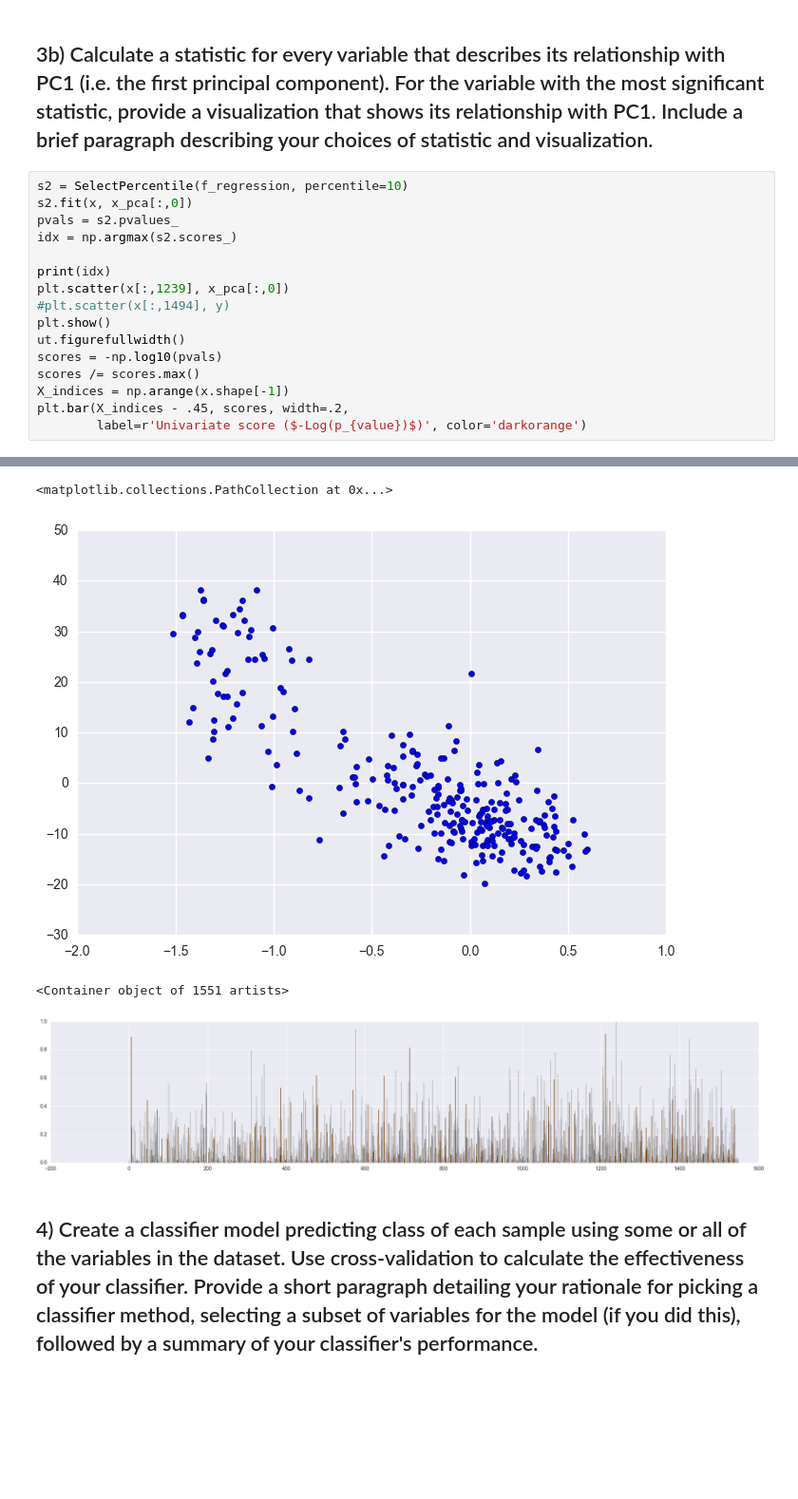
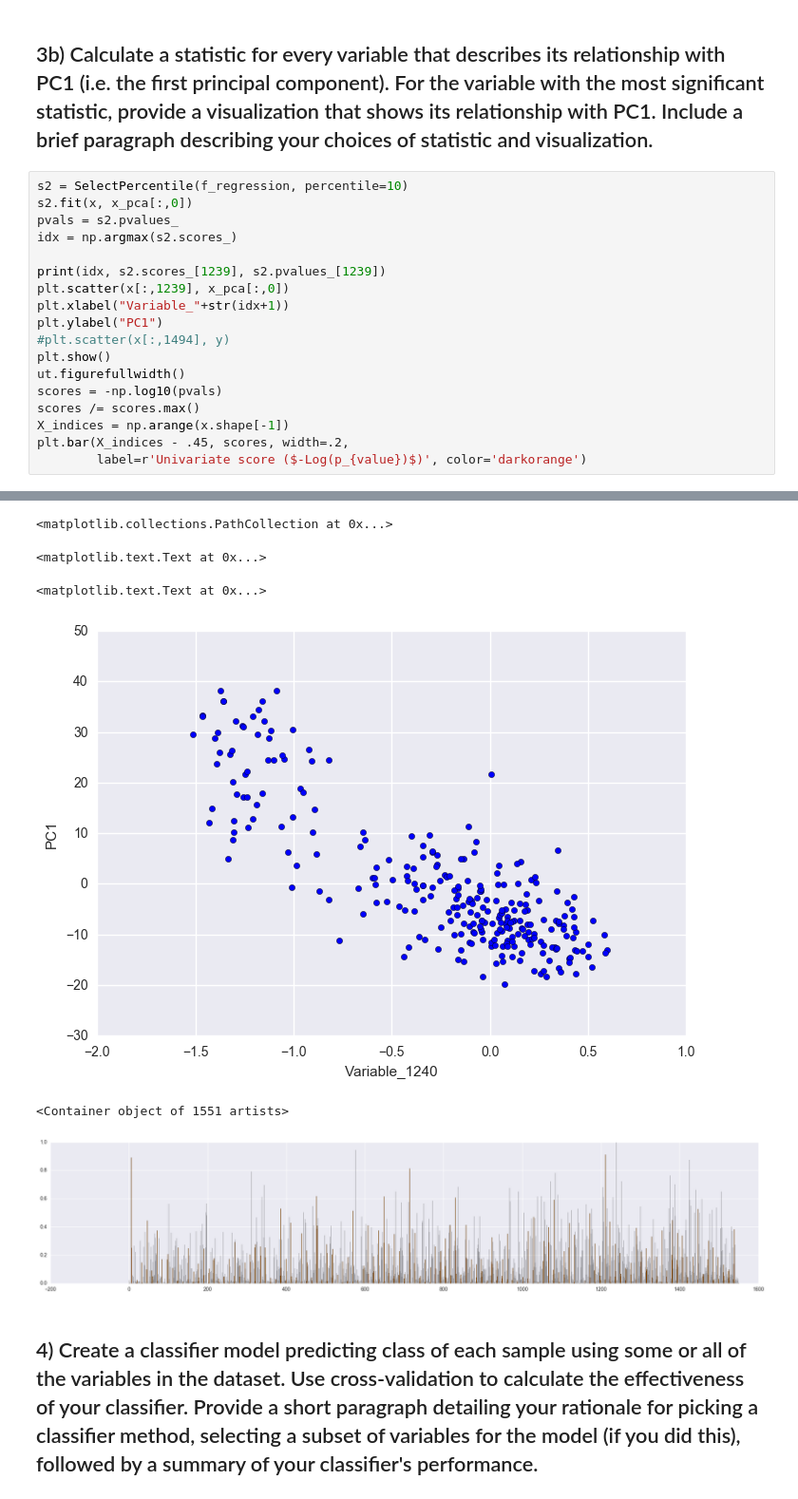
Before and after one commit to eresearchml/notebooks, a Jupyter notebook: ExploreAyasadi.ipynb, the cells around one changed output, grey strips where cells are left out. Shown at 95% size. Saved outputs shown, nothing was run; the diff lists cells and outputs as text; blank space fills up the shorter version.

```diff
--- a/ExploreAyasadi.ipynb
+++ b/ExploreAyasadi.ipynb
@@ -483,8 +485,10 @@ s2.fit(x, x_pca[:,0])
 pvals = s2.pvalues_
 idx = np.argmax(s2.scores_)
 
-print(idx)
+print(idx, s2.scores_[1239], s2.pvalues_[1239])
 plt.scatter(x[:,1239], x_pca[:,0])
+plt.xlabel("Variable_"+str(idx+1))
+plt.ylabel("PC1")
 #plt.scatter(x[:,1494], y)
 plt.show()
 ut.figurefullwidth()
@@ -500,6 +504,8 @@ SelectPercentile(percentile=10,
 <matplotlib.collections.PathCollection at 0x...>
+<matplotlib.text.Text at 0x...>
+<matplotlib.text.Text at 0x...>
-[figure, old version]
+[figure, new version]
-<Container object of 1551 artists>
+<Container object of 1551 artists>
 [figure]
 # %% [markdown]
 ## 4) Create a classifier model predicting class of each sample using some or all of the variables in the dataset. Use cross-validation to calculate the effectiveness of your classifier. Provide a short paragraph detailing your rationale for picking a classifier method, selecting a subset of variables for the model (if you did this), followed by a summary of your classifier's performance.
```
Also changed, not shown: parts of 3 cells of this notebook, 1 other file.
